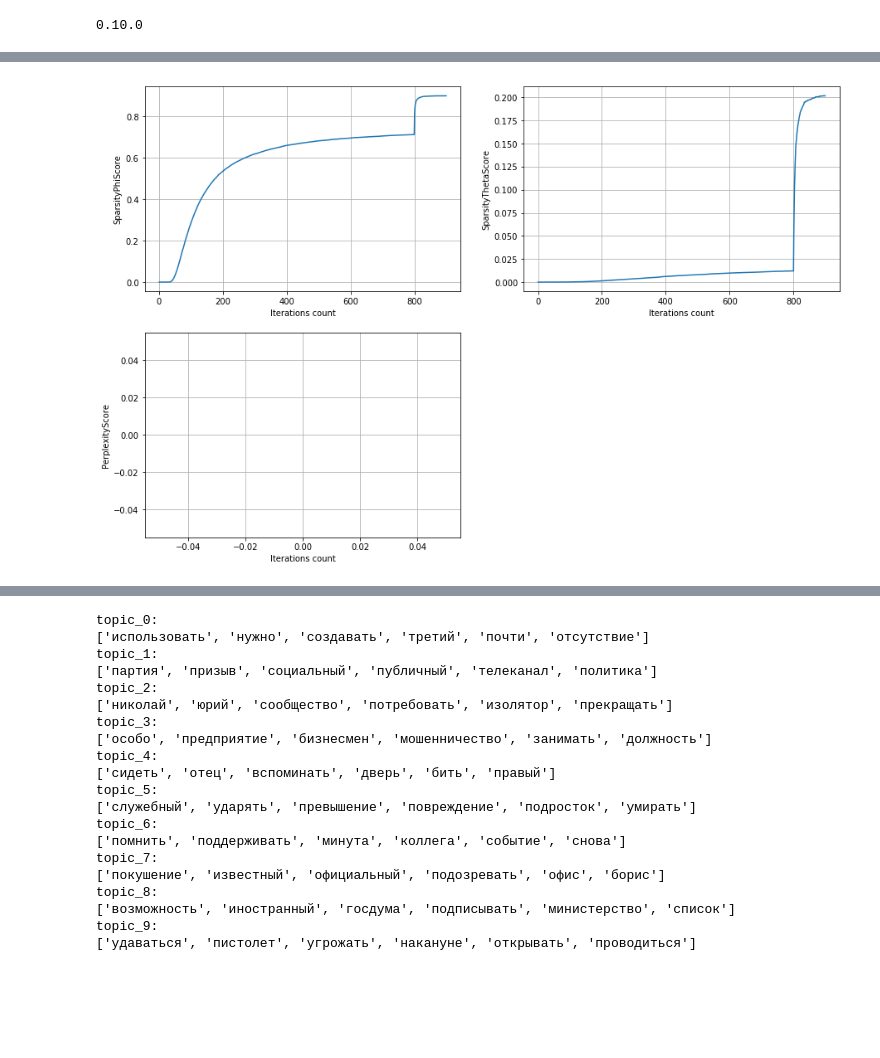
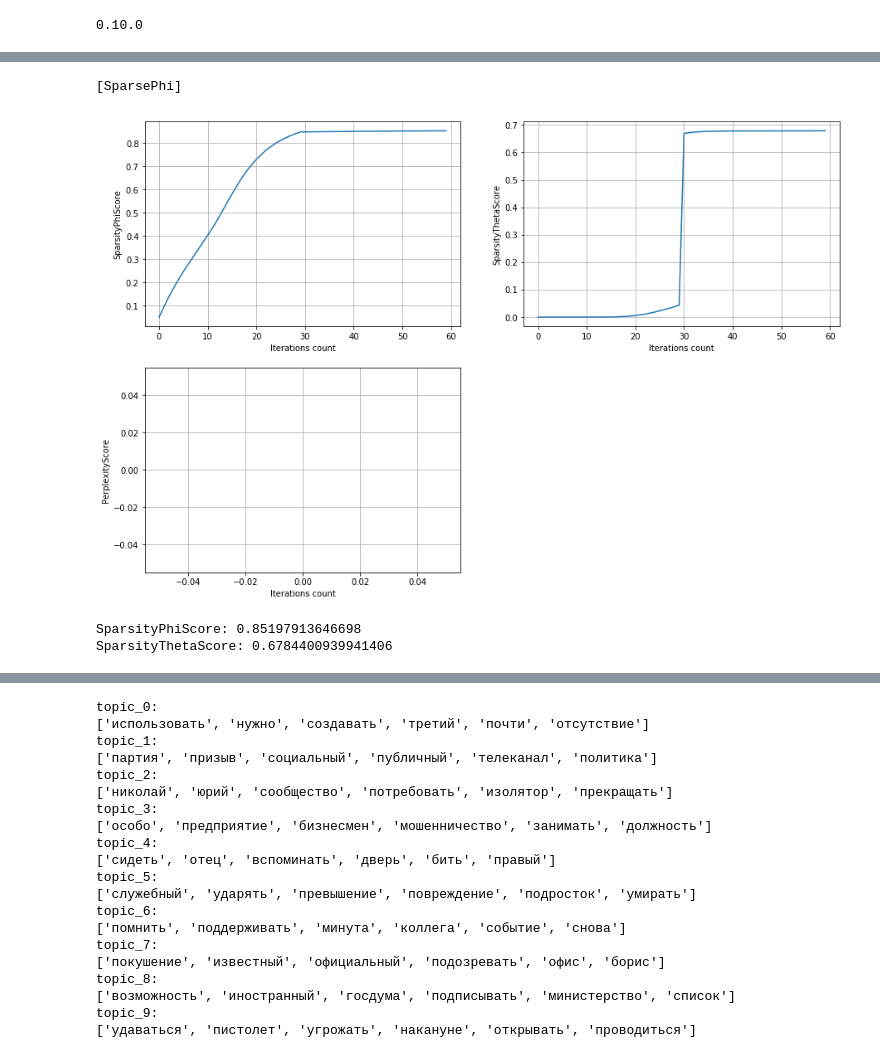
Before and after one commit to Kirmark/bachelor-qualification-work, a Jupyter notebook: application/models/create_model.ipynb, the cells around one changed output, grey strips where cells are left out. Saved outputs shown, nothing was run; the diff lists cells and outputs as text; code cells hidden in the pictures; blank space fills up the shorter version.

```diff
--- a/application/models/create_model.ipynb
+++ b/application/models/create_model.ipynb
@@ -104,0 +141,17 @@ model_artm.num_document_passes = 1
+# %%
+model_artm.regularizers
+# %% [output]
+[SparsePhi]
+# %%
+# Модель 1
+# Запуск регуляризатора SparseTheta
+
+model_artm.load("news_model_1")
+
+model_artm.regularizers.add(artm.SmoothSparsePhiRegularizer(name='SparseTheta'), overwrite=True)
+model_artm.regularizers['SparseTheta'].tau = -7
+
+model_artm.fit_offline(batch_vectorizer=batch_vectorizer, num_collection_passes=30)
+model_print_results(model_artm)
+
+model_artm.save("news_model_2")
@@ -105,28 +160,25 @@ model_artm.num_document_passes = 1
+# %%
+# Установка регуляризаторов
+model_artm.regularizers.add(artm.SmoothSparsePhiRegularizer(name='SparsePhi'))
+#model_artm.regularizers.add(artm.SmoothSparseThetaRegularizer(name='SparseTheta'))
+#model_artm.regularizers.add(artm.DecorrelatorPhiRegularizer(name='DecorrelatorPhi'))
+
+
+#model_artm.regularizers.add(artm.TopicSelectionThetaRegularizer(name='TopicSelectionTheta', tau=0.1))
+# %%
+# Правка регуляризаторов
+model_artm.regularizers['SparsePhi'].tau = -3
+#model_artm.regularizers['SparseTheta'].tau = -2
+#model_artm.regularizers['DecorrelatorPhi'].tau = 2.5e+5
+# %%
+model_artm.regularizers.add(artm.SmoothSparseThetaRegularizer(name='SparseTheta'))
+model_artm.regularizers['SparseTheta'].tau = -2
 # %%
 # Первичное обучение модели
-model_artm.fit_offline(batch_vectorizer=batch_vectorizer, num_collection_passes=500)
+model_artm.fit_offline(batch_vectorizer=batch_vectorizer, num_collection_passes=30)
+model_results(model_artm)
+# %% [output]
+[figure, added]
+SparsityPhiScore: 0.85197913646698
+SparsityThetaScore: 0.6784400939941406
-# %%
-fig = plt.figure(figsize=(15, 10))
-
-ax1 = fig.add_subplot(221)   #top left
-ax1.plot(model_artm.score_tracker["SparsityPhiScore"].value)
-ax1.set_xlabel('Iterations count')
-ax1.set_ylabel('SparsityPhiScore')
-ax1.grid(True)
-
-ax2 = fig.add_subplot(222)   #top right
-ax2.plot(model_artm.score_tracker["SparsityThetaScore"].value)
-ax2.set_xlabel('Iterations count')
-ax2.set_ylabel('SparsityThetaScore')
-ax2.grid(True)
-
-ax3 = fig.add_subplot(223)   #bottom left
-ax3.plot(model_artm.score_tracker["PerplexityScore"].value)
-ax3.set_xlabel('Iterations count')
-ax3.set_ylabel('PerplexityScore')
-ax3.grid(True)
-
-plt.show()
-# %% [output]
-[figure, removed]
 # %%
```
Also changed, not shown: parts of 12 cells of this notebook, 8 other files.
